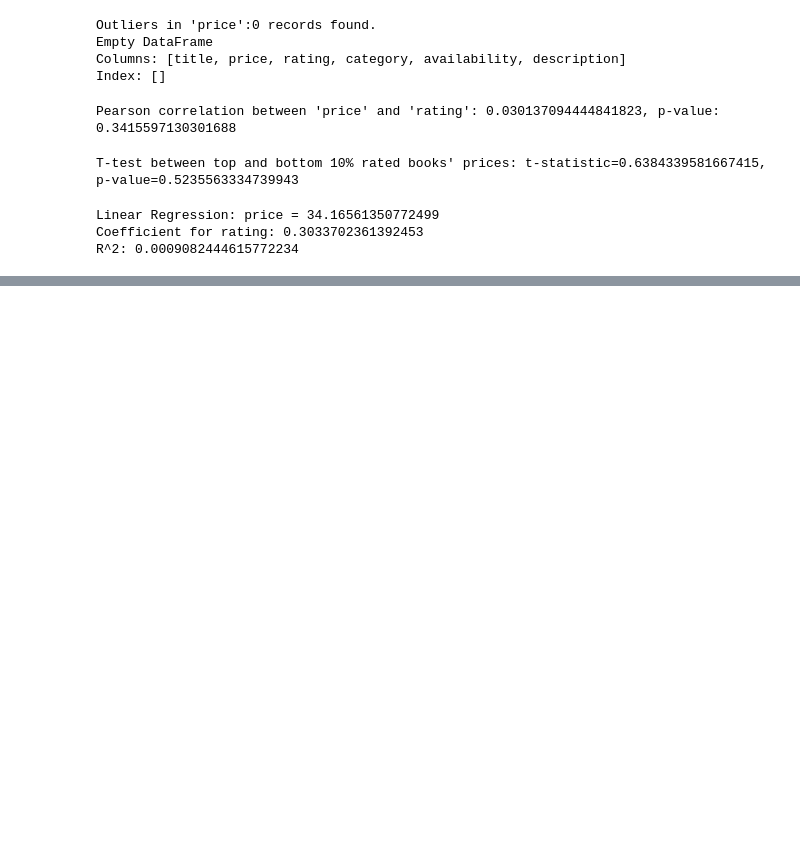
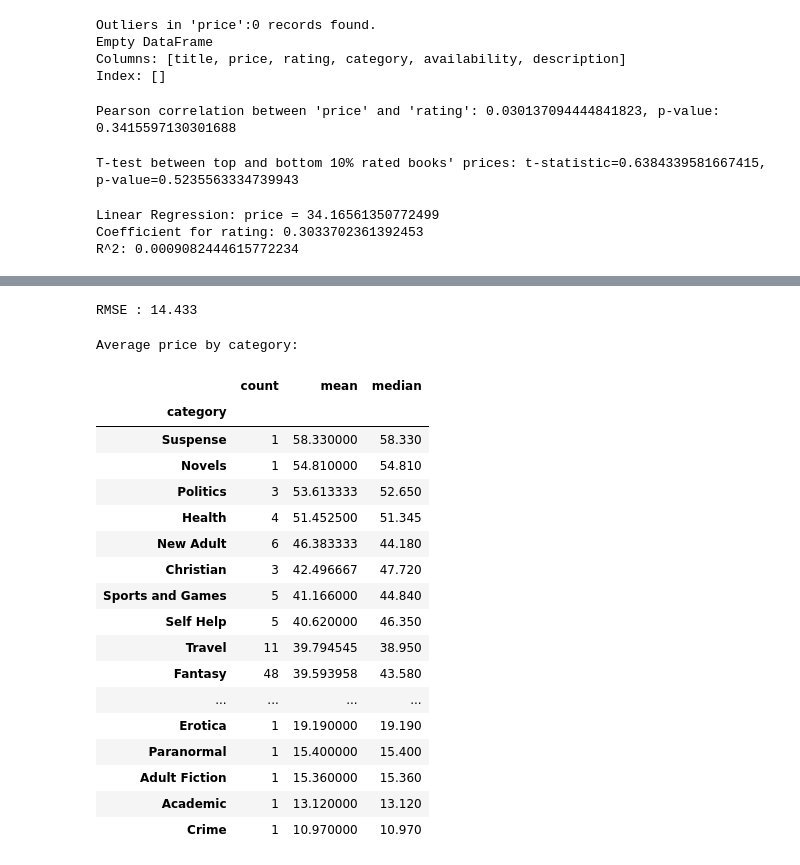
Before and after one commit to goyumsamuditha/project, a Jupyter notebook: question2_social_media_analysis/analysis/EDA_Analysis.ipynb, the cells around one changed output, grey strips where cells are left out. Saved outputs shown, nothing was run; the diff lists cells and outputs as text; code cells hidden in the pictures; blank space fills up the shorter version.

Commit message:
Implement predictive analysis

```diff
--- a/question2_social_media_analysis/analysis/EDA_Analysis.ipynb
+++ b/question2_social_media_analysis/analysis/EDA_Analysis.ipynb
@@ -87,0 +99,3 @@ R^2: 0.0009082444615772234
+# %%
+df = pd.read_csv('G:\\My Drive\\MSC\\project\\question2_social_media_analysis\\data_processing\\cleaned_books_data.csv')
+df
@@ -87,0 +116,31 @@ R^2: 0.0009082444615772234
+# %%
+# Calculate RMSE
+y_predict = model.predict(x)
+print(f"RMSE : {np.sqrt(mean_squared_error(y,y_predict)):.3f}")
+# %% [output]
+RMSE : 14.433
+# %%
+# Identify patterns in category and pricing
+category_price = df.groupby('category')['price'].agg(['count','mean','median']).sort_values(by='mean', ascending=False)
+print("Average price by category:")
+display(category_price)
+# %% [output]
+Average price by category:
+|  | count | mean | median |
+| category |  |  |  |
+| Suspense | 1 | 58.330000 | 58.330 |
+| Novels | 1 | 54.810000 | 54.810 |
+| Politics | 3 | 53.613333 | 52.650 |
+| Health | 4 | 51.452500 | 51.345 |
+| New Adult | 6 | 46.383333 | 44.180 |
+| Christian | 3 | 42.496667 | 47.720 |
+| Sports and Games | 5 | 41.166000 | 44.840 |
+| Self Help | 5 | 40.620000 | 46.350 |
+| Travel | 11 | 39.794545 | 38.950 |
+| Fantasy | 48 | 39.593958 | 43.580 |
+| ... | ... | ... | ... |
+| Erotica | 1 | 19.190000 | 19.190 |
+| Paranormal | 1 | 15.400000 | 15.400 |
+| Adult Fiction | 1 | 15.360000 | 15.360 |
+| Academic | 1 | 13.120000 | 13.120 |
+| Crime | 1 | 10.970000 | 10.970 |
```
Also changed, not shown: parts of 5 cells of this notebook.
